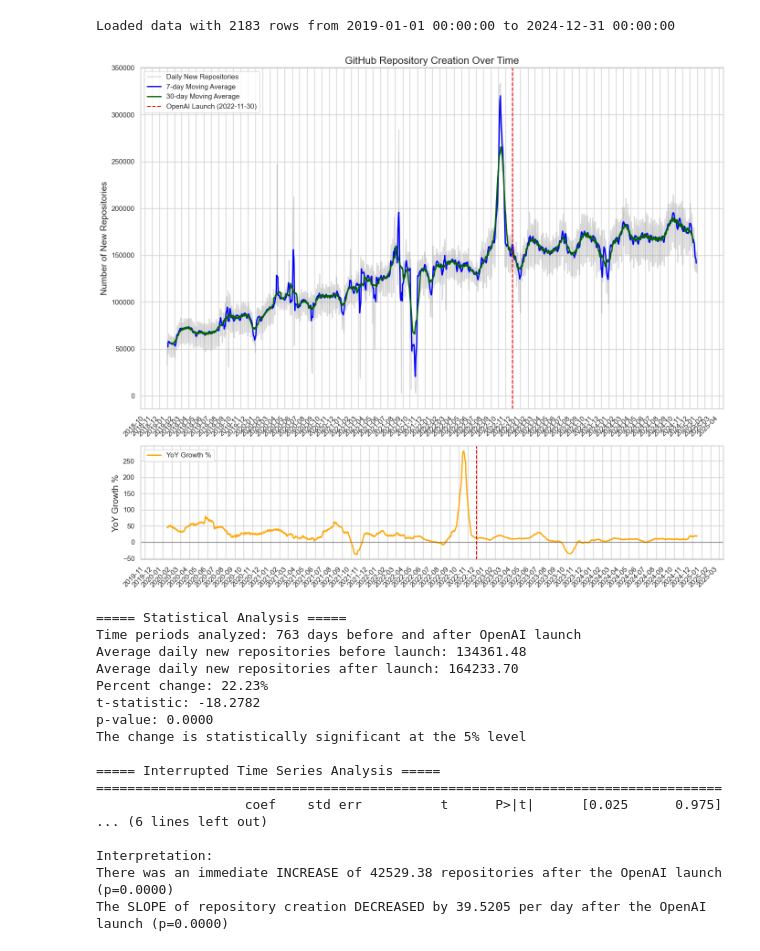
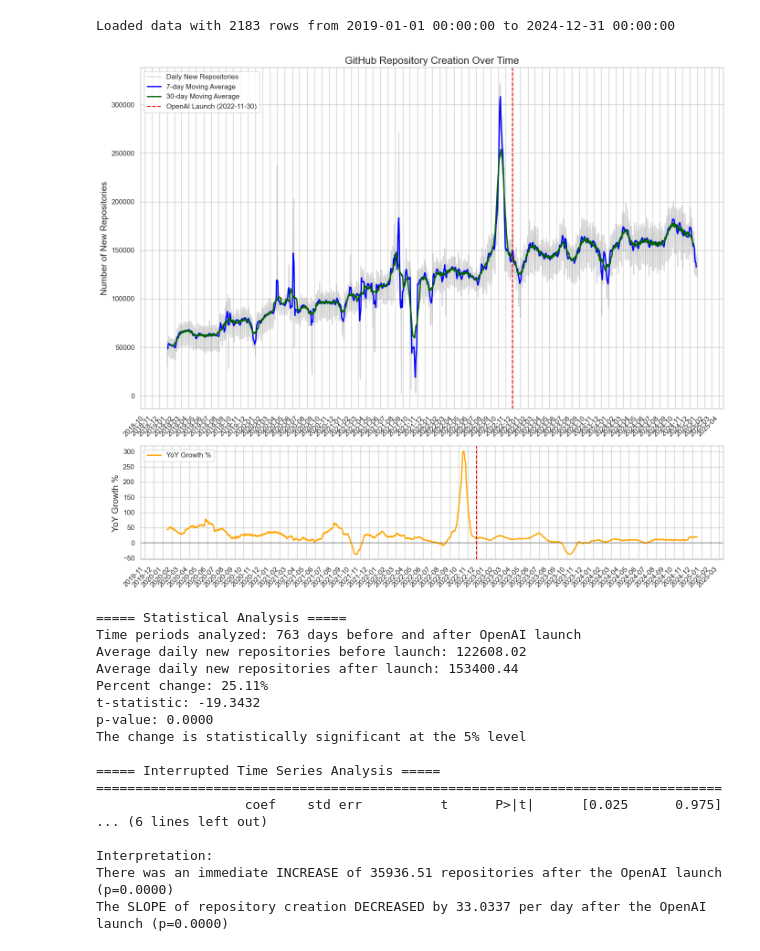
Before and after one commit to soodoku/gh_openai_prod, a Jupyter notebook: analysis.ipynb, the cells around one changed output. Saved outputs shown, nothing was run; the diff lists cells and outputs as text; code cells hidden in the pictures.

```diff
--- a/analysis.ipynb
+++ b/analysis.ipynb
@@ -223,23 +223,23 @@ def decompose_time_series(df):
         print(f"Could not perform time series decomposition: {e}")
         return None
 # %%
-file_path = "bq-results-2.csv"  # Update this to your actual file path
+file_path = "bq-results-3.csv"  # Update this to your actual file path
 openai_launch_date = "2022-11-30"
 df = load_data(file_path)
 print(f"Loaded data with {len(df)} rows from {df['date'].min()} to {df['date'].max()}")
 df = preprocess_data(df, openai_launch_date)
 plot_trends(df, openai_launch_date, save_path="github_repo_trends.png")
 perform_statistical_analysis(df, openai_launch_date)
 decomposition = decompose_time_series(df)
 # %% [output]
 Loaded data with 2183 rows from 2019-01-01 00:00:00 to 2024-12-31 00:00:00
-[figure, old version]
+[figure, new version]
 ===== Statistical Analysis =====
 Time periods analyzed: 763 days before and after OpenAI launch
-Average daily new repositories before launch: 134361.48
-Average daily new repositories after launch: 164233.70
-Percent change: 22.23%
-t-statistic: -18.2782
+Average daily new repositories before launch: 122608.02
+Average daily new repositories after launch: 153400.44
+Percent change: 25.11%
+t-statistic: -19.3432
 p-value: 0.0000
 The change is statistically significant at the 5% level
 
@@ -249,5 +249,5 @@ The change is statistically significant at the 5% level
 ... (6 lines left out)
 
 Interpretation:
-There was an immediate INCREASE of 42529.38 repositories after the OpenAI launch (p=0.0000)
-The SLOPE of repository creation DECREASED by 39.5205 per day after the OpenAI launch (p=0.0000)
+There was an immediate INCREASE of 35936.51 repositories after the OpenAI launch (p=0.0000)
+The SLOPE of repository creation DECREASED by 33.0337 per day after the OpenAI launch (p=0.0000)
```
Also changed, not shown: parts of 5 cells of this notebook, 13 other files.
